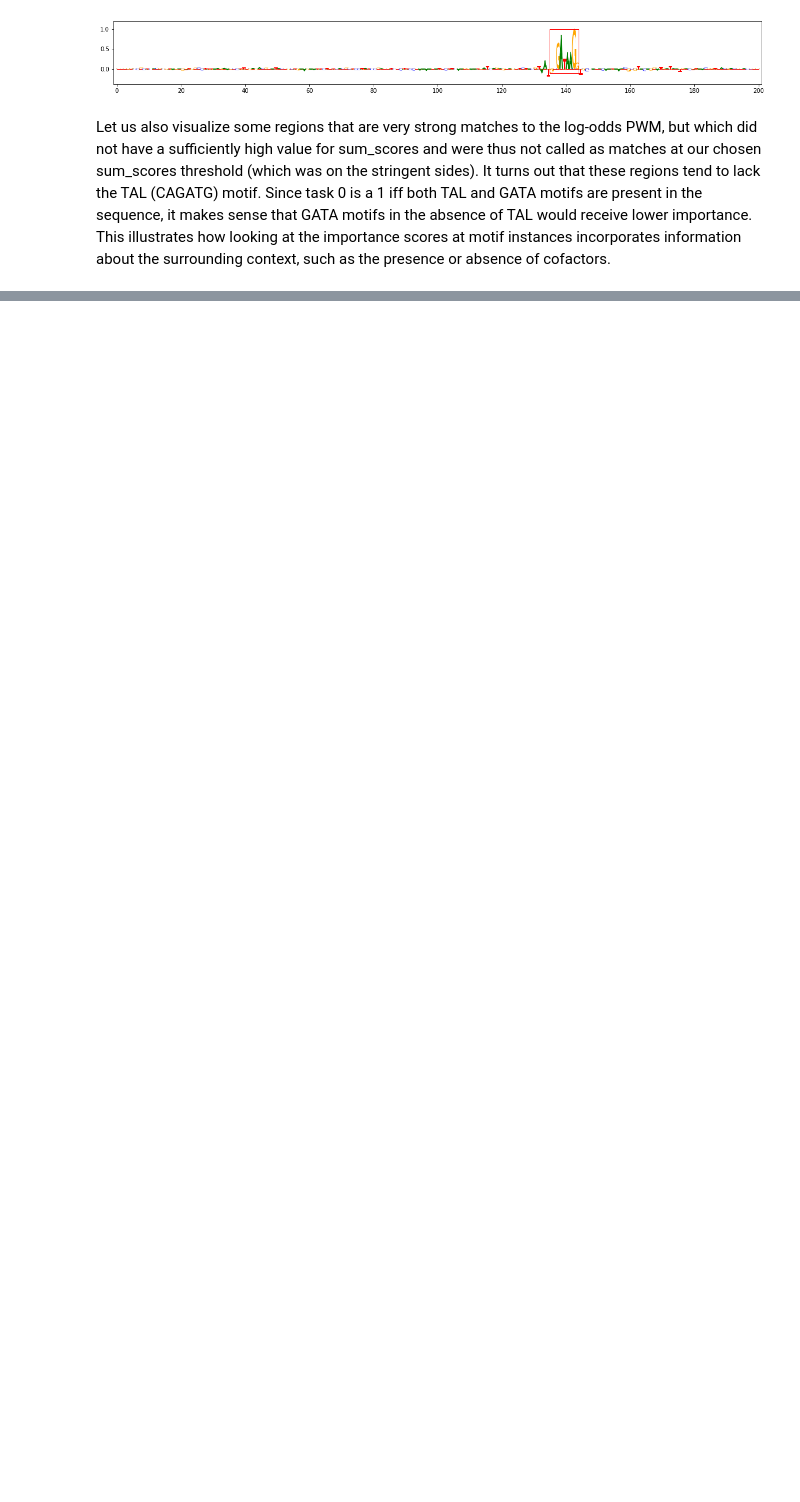
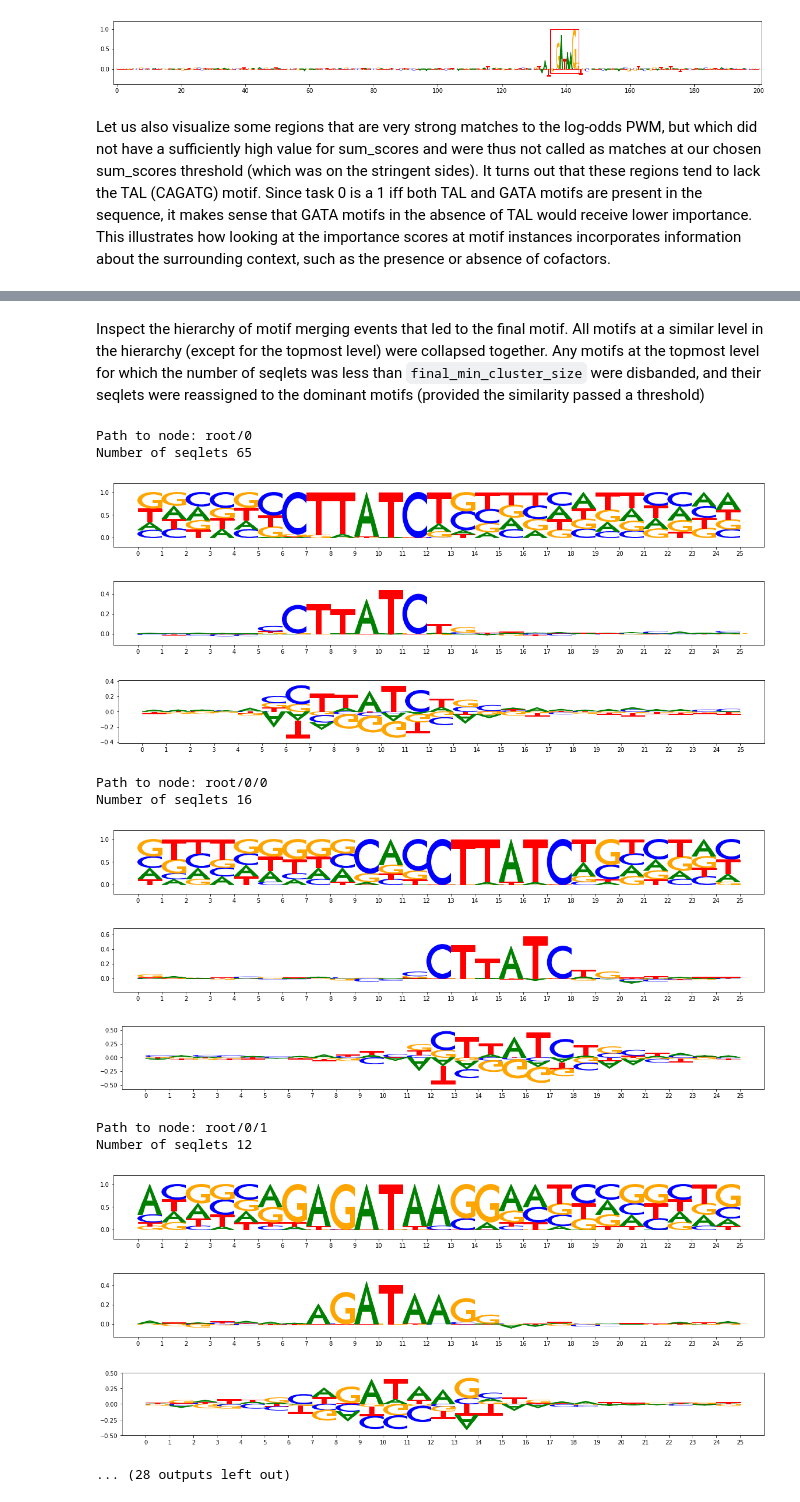
Before and after one commit to kundajelab/tfmodisco, a Jupyter notebook: examples/simulated_TAL_GATA_deeplearning/TF_MoDISco_TAL_GATA.ipynb, the cells around one changed output, grey strips where cells are left out. Saved outputs shown, nothing was run; the diff lists cells and outputs as text; code cells hidden in the pictures; blank space fills up the shorter version.

```diff
--- a/examples/simulated_TAL_GATA_deeplearning/TF_MoDISco_TAL_GATA.ipynb
+++ b/examples/simulated_TAL_GATA_deeplearning/TF_MoDISco_TAL_GATA.ipynb
@@ -625,0 +588,34 @@ logodds pwm score: 8.174761766304798 sum scores: 1.4039505
+# %% [markdown]
+Inspect the hierarchy of motif merging events that led to the final motif. All motifs at a similar level in the hierarchy (except for the topmost level) were collapsed together. Any motifs at the topmost level for which the number of seqlets was less than `final_min_cluster_size` were disbanded, and their seqlets were reassigned to the dominant motifs (provided the similarity passed a threshold)
+# %%
+def recursive_plot_hierarchy_motifs(nodes, path):
+    for i in range(len(nodes)):
+        nodepath = path+"/"+str(i)
+        print("Path to node:",nodepath)
+        print("Number of seqlets",len(nodes[i].pattern.seqlets))
+        viz_sequence.plot_weights(nodes[i].pattern["sequence"].fwd)
+        viz_sequence.plot_weights(nodes[i].pattern["task0_contrib_scores"].fwd)
+        viz_sequence.plot_weights(nodes[i].pattern["task0_hypothetical_contribs"].fwd)
+        recursive_plot_hierarchy_motifs(nodes[i].child_nodes, path=nodepath)
+
+pattern_merge_hierarchy = recursive_plot_hierarchy_motifs(loaded_tfmodisco_results
+    .metacluster_idx_to_submetacluster_results["metacluster_1"]
+    .seqlets_to_patterns_result.pattern_merge_hierarchy.root_nodes,
+    path="root")
+# %% [output]
+Path to node: root/0
+Number of seqlets 65
+[figure, added]
+[figure, added]
+[figure, added]
+Path to node: root/0/0
+Number of seqlets 16
+[figure, added]
+[figure, added]
+[figure, added]
+Path to node: root/0/1
+Number of seqlets 12
+[figure, added]
+[figure, added]
+[figure, added]
+... (28 outputs left out)
```
Also changed, not shown: parts of 16 cells of this notebook, 5 other files.
